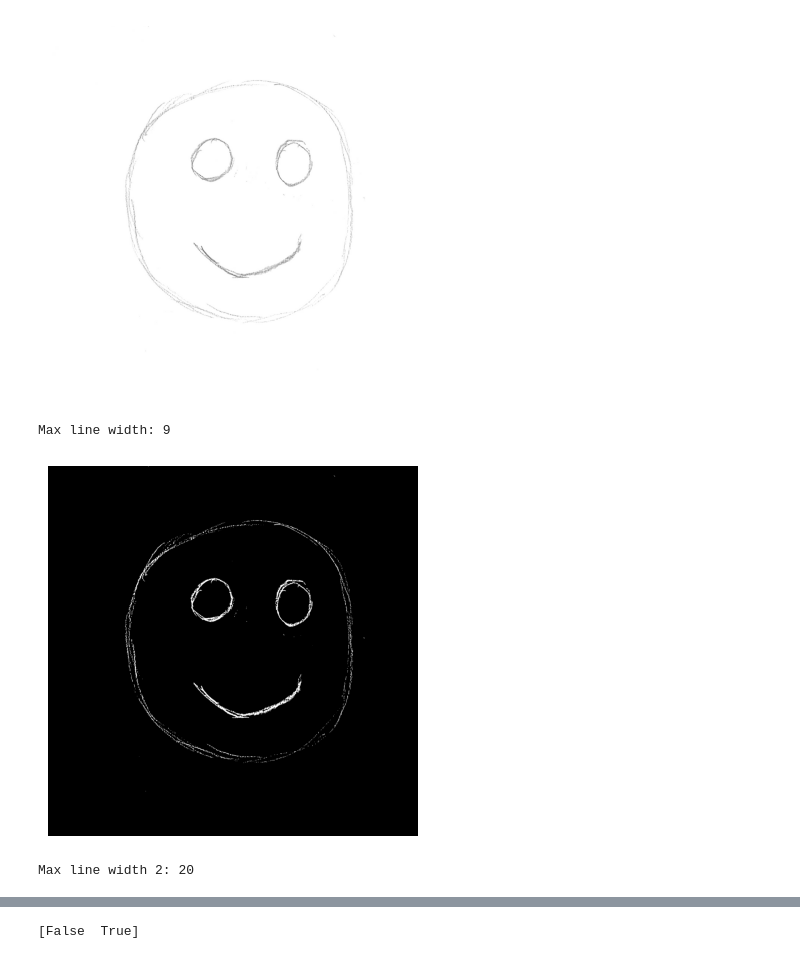
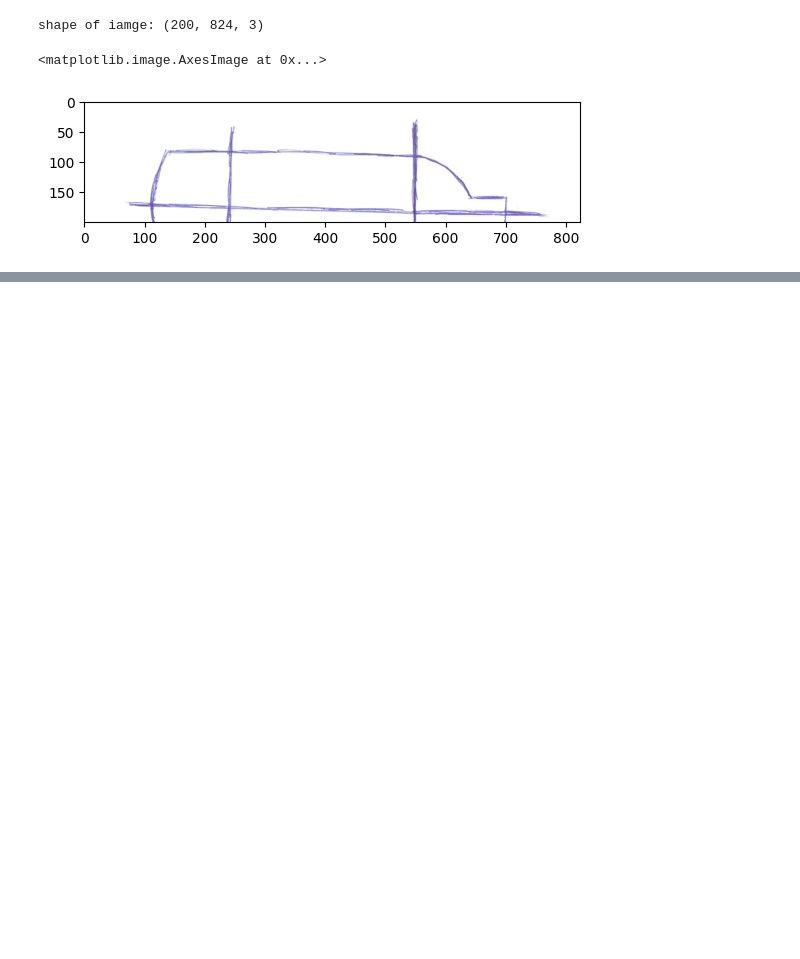
Before and after one commit to rambip/sketch-vectorization, a Jupyter notebook: notebooks/work.ipynb, the cells around one changed output, grey strips where cells are left out. Drawn from its saved outputs; the diff is of its cells as text; code cells hidden in the pictures; blank space fills up the shorter version.

```diff
--- a/notebooks/work.ipynb
+++ b/notebooks/work.ipynb
@@ -18,67 +16,8 @@ import scipy
 # %%
-# Skeleton extraction
-from skimage.morphology import skeletonize, dilation, erosion, remove_small_holes
-from skimage.morphology import disk
-from skimage.filters import threshold_otsu
-
-test_image = io.imread(ROOT_DIR /"data/sketches/smiley.png")
-test_image = test_image[:, :, 0]
-
-plt.imshow(test_image, cmap="gray")
-plt.axis("off")
-plt.show()
-
-t = threshold_otsu(test_image)
-test_image_binary = test_image < t
-
-thicknesses = np.zeros_like(test_image_binary)
-
-c = 1
-tmp_test_image_binary = test_image_binary.copy()
-max_line_width_detection = test_image_binary.copy()
-while np.sum(max_line_width_detection) > 0:
-    # iterate the erosion
-    tmp = erosion(max_line_width_detection, disk(1))
-    # find the difference
-    diff = max_line_width_detection ^ tmp > 0
-    thicknesses[diff] = c
-    max_line_width_detection = tmp
-    c += 1
-print(f"Max line width: {c}")
-
-plt.imshow(thicknesses, cmap="gray")
-plt.axis("off")
-plt.show()
-
-test_image_binary = dilation(test_image_binary, disk(c//3))
-dilated_test_image_binary = test_image_binary.copy()
-
-test_image_binary = remove_small_holes(test_image_binary)
-remove_small_holes_test_image_binary = test_image_binary.copy()
-
-c = 1
-max_line_width_detection = test_image_binary.copy()
-while np.sum(max_line_width_detection) > 0:
-    # iterate the erosion
-    tmp = erosion(max_line_width_detection, disk(1))
-    # find the difference
-    diff = max_line_width_detection ^ tmp > 0
-    thicknesses[diff] = c
-    max_line_width_detection = tmp
-    c += 1
-print(f"Max line width 2: {c}")
-
-plt.imshow(test_image_binary, cmap="gray")
-plt.axis("off")
-plt.show()
-
-skeleton = skeletonize(test_image_binary, method="zhang")
-print(np.unique(skeleton))
-plt.imshow(skeleton, cmap="gray")
-plt.axis("off")
-plt.show()
+image = io.imread(ROOT_DIR /"data/original_paper/figure_2/input.png")[0:200, :, :]
+print(f"shape of iamge: {image.shape}")
+plt.imshow(image)
 # %% [output]
+shape of iamge: (200, 824, 3)
+<matplotlib.image.AxesImage at 0x...>
-[figure, old version]
+[figure, new version]
-Max line width: 9
-[figure, removed]
-Max line width 2: 20
@@ -86 +23,0 @@ Max line width 2: 20
-[False  True]
```
Also changed, not shown: parts of 10 cells of this notebook.
